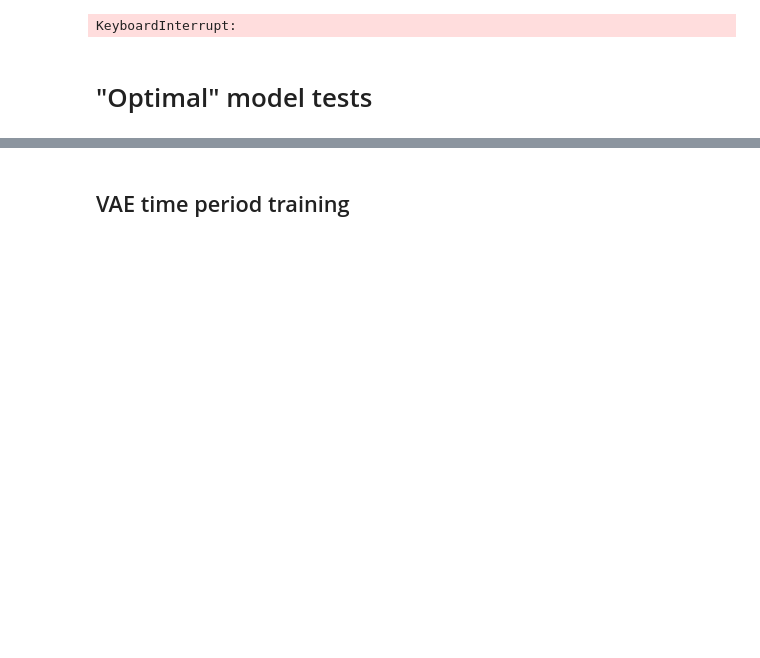
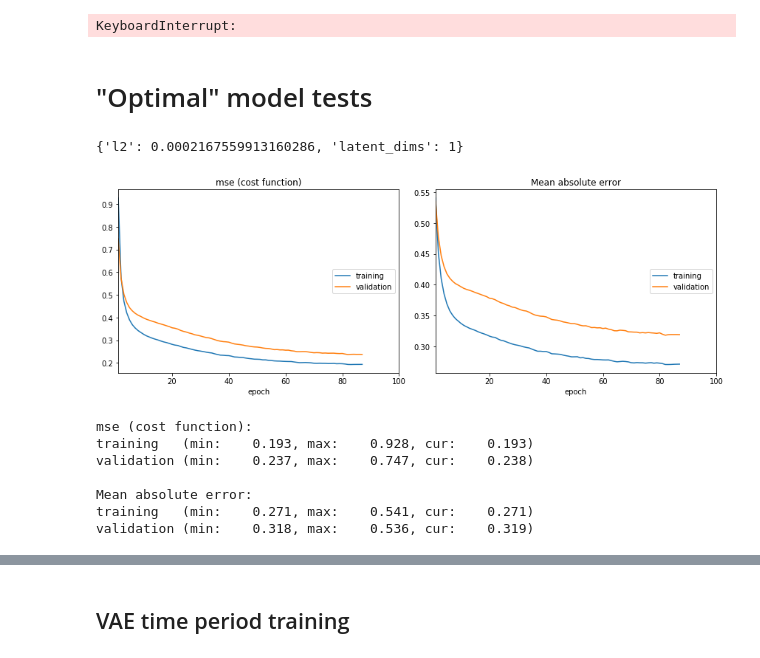
Before and after one commit to bgroenks96/cmip-embeddings, a Jupyter notebook: deep_embeddings.ipynb, the cells around one changed output, grey strips where cells are left out. Saved outputs shown, nothing was run; the diff lists cells and outputs as text; code cells hidden in the pictures; blank space fills up the shorter version.

Commit message:
Add optimized model tests

```diff
--- a/deep_embeddings.ipynb
+++ b/deep_embeddings.ipynb
@@ -159,8 +160,8 @@ def build_dense_autoencoder(latent_dims: int, regularizer=l1(1.0e-5)):
     input_0 = Input(shape=(N_lat, N_lon, N_vars))
     z = Dense(latent_dims, activation='relu', kernel_regularizer=regularizer)(Flatten()(input_0))
     def build_decoder(input_z):
-        dense_out = Dense(np.product(X_train.shape[1:]), activation='linear')(input_z)
-        output = Reshape(X_train.shape[1:])(dense_out)
+        dense_out = Dense(N_lat*N_lon*N_vars, activation='linear')(input_z)
+        output = Reshape((N_lat, N_lon, N_vars))(dense_out)
         return output
     output_0 = build_decoder(z)
     # build standalone encoder/decoder
@@ -426,7 +427,7 @@ def build_conv_vae(n_filters: int, n_downsamples: int = 2, beta=0.5, epsilon_std
     decoder = Model(inputs=[decoder_input_mean, decoder_input_log_sigma], outputs=decoder_output)
     # build end-to-end model
     def vae_loss(x, x_):
-        mse_loss = mse(K.flatten(x), K.flatten(x_))
+        mse_loss = mean_squared_error(K.flatten(x), K.flatten(x_))
         return (1-beta)*mse_loss + beta*kl_loss(z_mean, z_log_sigma)
     vae = Model(inputs=input_0, outputs=output_0)
     vae.compile(optimizer='adam', loss=vae_loss, metrics=['mse', 'mae'])
@@ -692,10 +693,16 @@ except:
 KeyboardInterrupt:
 # %% [markdown]
 # "Optimal" model tests
+# %%
+var_i = [1]
+N_vars = 1
 # %%
-dense_model_weights_filename = './data/dense_best_run_weights.model'
-dense_model_params = np.load('./data/dense_best_run.npy')
-opt_latent_dims = ???
-opt_l2_reg = ???
+dense_model_weights_filename = './data/dae_best_run_weights.model'
+dense_model_params = np.load('./data/dae_best_run.npy', allow_pickle=True)
+print(dense_model_params)
+opt_latent_dims = 18*36
+opt_l2_reg = 0.0002
+# %% [output]
+{'l2': 0.0002167559913160286, 'latent_dims': 1}
 # %%
 dae, dae_encoder, dae_decoder = build_dense_autoencoder(latent_dims=opt_latent_dims, regularizer=l2(opt_l2_reg))
@@ -702,5 +710,14 @@ dae, dae_encoder, dae_decoder = build_dense_autoencoder(latent_dims=opt_latent_d
 # %%
 callbacks = [EarlyStopping(min_delta=1.0E-3, patience=5), PlotLossesCallback()]
-dae_hist = dae.fit(X_train, X_train, validation_data=(X_valid, X_valid), \
+dae_hist = dae.fit(X_train[:,:,:,var_i], X_train[:,:,:,var_i], validation_data=(X_valid[:,:,:,var_i], X_valid[:,:,:,var_i]), \
                    batch_size=2*180, epochs=100, shuffle=True, callbacks=callbacks)
+# %% [output]
+[figure, added]
+mse (cost function):
+training   (min:    0.193, max:    0.928, cur:    0.193)
+validation (min:    0.237, max:    0.747, cur:    0.238)
+
+Mean absolute error:
+training   (min:    0.271, max:    0.541, cur:    0.271)
+validation (min:    0.318, max:    0.536, cur:    0.319)
 # %%
```
Also changed, not shown: parts of 14 cells of this notebook.
